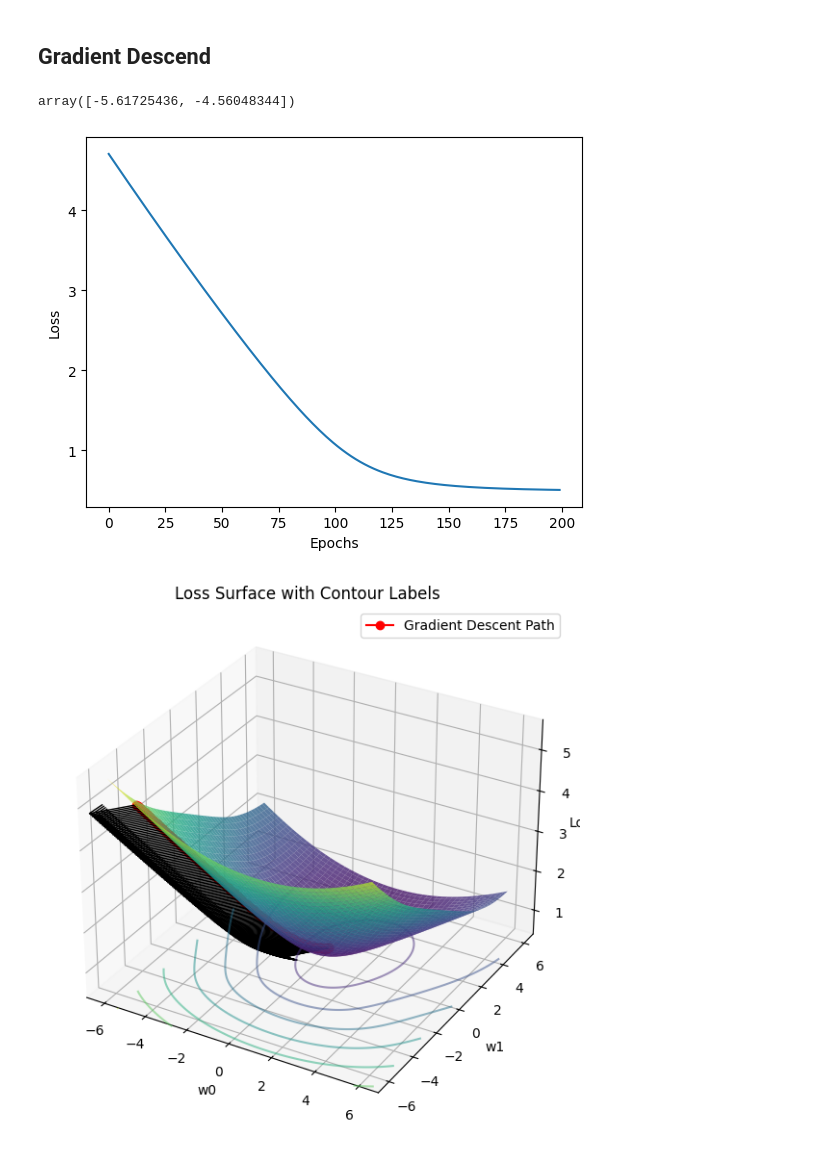
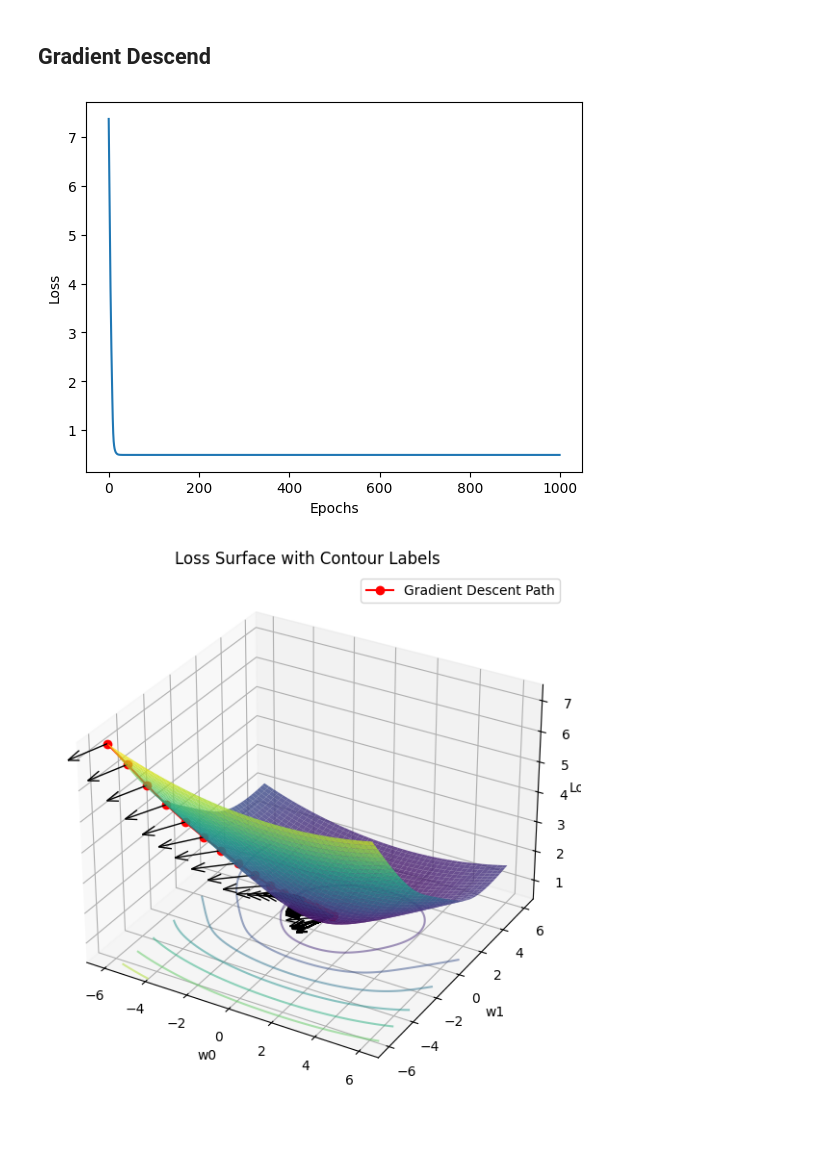
Before and after one commit to HongQuan1812/AIO2025, a Jupyter notebook: Module 5/gradient descend.ipynb, the cells around one changed output. Drawn from its saved outputs; the diff is of its cells as text; code cells hidden in the pictures.

Commit message:
without normalization plot

```diff
--- a/Module 5/gradient descend.ipynb
+++ b/Module 5/gradient descend.ipynb
@@ -160,7 +160,7 @@ X = np.c_[np.ones(X.shape[0]), X]
 y = df['Sales'].values
 # %%
 epochs = 100
-alpha = 0.01
+alpha = 0.2
 batch_size = 3
 w = np.random.uniform(4, 6, size=(2,))
 w
@@ -284,6 +315,7 @@ df = df.dropna()
 scaler = StandardScaler()
 df[['GRE Score']] = scaler.fit_transform(df[['GRE Score']])
 df = pd.DataFrame(df, columns=['GRE Score', 'Research'])
+df['GRE Score'] = df['GRE Score'] * (3/2)
 df.head()
 # %% [output]
 |  | GRE Score | Research |
@@ -360,12 +392,9 @@ X = df['GRE Score'].values
 X = np.c_[np.ones(X.shape[0]), X]
 y = df['Research'].values
 # %%
-epochs = 200
-alpha = 0.1
-w = np.random.uniform(-6, -4, size=(2,))
-w
+epochs = 1000
+alpha = 1
+w = np.array([-6,-6])
-# %% [output]
-array([-5.61725436, -4.56048344])
 # %%
 # Trainning (mini-batch)
 from sklearn.metrics import f1_score, accuracy_score
@@ -405,7 +434,7 @@ plt.xlabel('Epochs')
 plt.ylabel('Loss')
 plt.show()
 # %% [output]
-[figure, old version]
+[figure, new version]
 # %%
 import numpy as np
 import matplotlib.pyplot as plt
@@ -429,32 +458,32 @@ fig, ax = plt.subplots(subplot_kw={"projection": "3d"}, figsize=(18, 7))
 
 # Plot the surface
 ax.plot_surface(w0_mesh, w1_mesh, loss_mesh, cmap='viridis', alpha=0.8)
 
 # Create 2D contour plot
 contour = ax.contour(w0_mesh, w1_mesh, loss_mesh, zdir='z', offset=0, cmap='viridis', alpha=0.5)
 
 # Plot the gradient descent path
 ax.plot(w_collect[:, 0], w_collect[:, 1], lossess, color='red', marker='o', label='Gradient Descent Path')
 
 # Normalize the gradient for better visualization
 scale_factor = 0.5  # Adjust this to control arrow size
 gradients = scale_factor * dldw_collect / np.linalg.norm(dldw_collect, axis=1, keepdims=True)
 
 # Add gradient vectors to the 3D plot
 ax.quiver(
     w_collect[:, 0], w_collect[:, 1], lossess,  # Starting points
-    gradients[:, 0], gradients[:, 1], np.zeros_like(grad_w0),  # Gradient direction (no movement in loss axis)
+    gradients[:, 0], gradients[:, 1], np.zeros_like(w_collect[:, 0]),  # Gradient direction (no movement in loss axis)
     color='black', length=4, linewidth=1, arrow_length_ratio=0.3
 )
 
 ax.legend()
 
 # Set labels for all axes
 ax.set_xlabel('w0')
 ax.set_ylabel('w1')
 ax.set_zlabel('Loss', labelpad=0.02)
 ax.set_title('Loss Surface with Contour Labels')
 
 plt.show()
 # %% [output]
-[figure, old version]
+[figure, new version]
```
Also changed, not shown: parts of 26 cells of this notebook.
